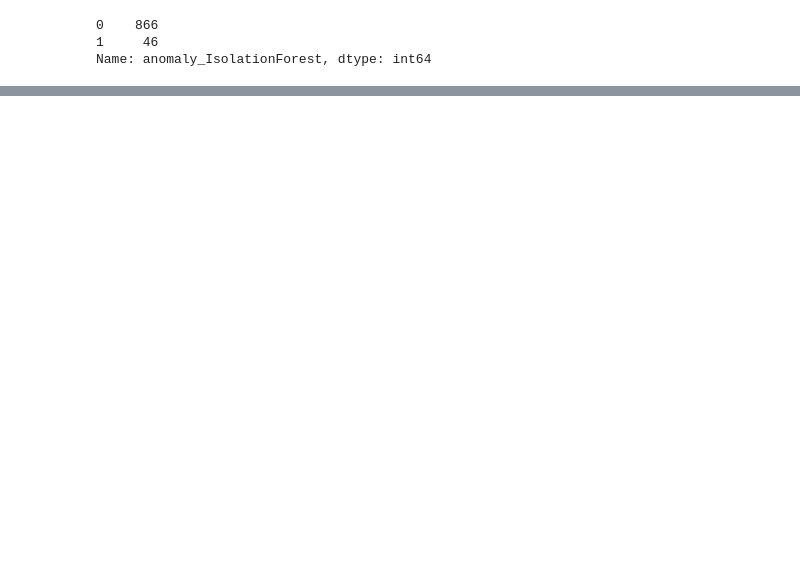
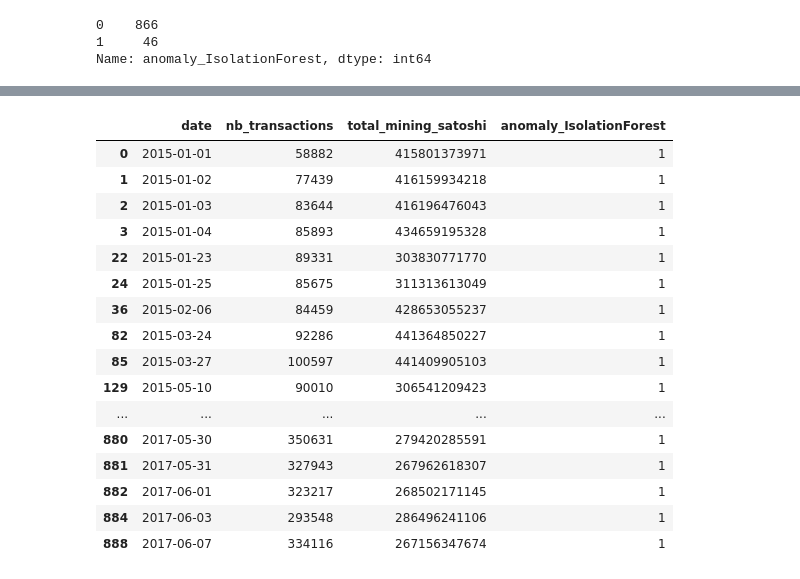
Before and after one commit to trsdimi/big-data, a Jupyter notebook: anomaly.ipynb, the cells around one changed output, grey strips where cells are left out. Cells and saved outputs as stored; diff of their text form; code cells hidden in the pictures; blank space fills up the shorter version.

```diff
--- a/anomaly.ipynb
+++ b/anomaly.ipynb
@@ -138,3 +154,25 @@ Name: anomaly_IsolationForest, dtype: int64
+# %%
+
+a = global_data.loc[global_data['anomaly_IsolationForest'] == 1]
+a
+# %% [output]
+|  | date | nb_transactions | total_mining_satoshi | anomaly_IsolationForest |
+| 0 | 2015-01-01 | 58882 | 415801373971 | 1 |
+| 1 | 2015-01-02 | 77439 | 416159934218 | 1 |
+| 2 | 2015-01-03 | 83644 | 416196476043 | 1 |
+| 3 | 2015-01-04 | 85893 | 434659195328 | 1 |
+| 22 | 2015-01-23 | 89331 | 303830771770 | 1 |
+| 24 | 2015-01-25 | 85675 | 311313613049 | 1 |
+| 36 | 2015-02-06 | 84459 | 428653055237 | 1 |
+| 82 | 2015-03-24 | 92286 | 441364850227 | 1 |
+| 85 | 2015-03-27 | 100597 | 441409905103 | 1 |
+| 129 | 2015-05-10 | 90010 | 306541209423 | 1 |
+| ... | ... | ... | ... | ... |
+| 880 | 2017-05-30 | 350631 | 279420285591 | 1 |
+| 881 | 2017-05-31 | 327943 | 267962618307 | 1 |
+| 882 | 2017-06-01 | 323217 | 268502171145 | 1 |
+| 884 | 2017-06-03 | 293548 | 286496241106 | 1 |
+| 888 | 2017-06-07 | 334116 | 267156347674 | 1 |
 # %%
 fig, ax = plt.subplots(figsize=(18,6))
 
```
Also changed, not shown: parts of 7 cells of this notebook.
